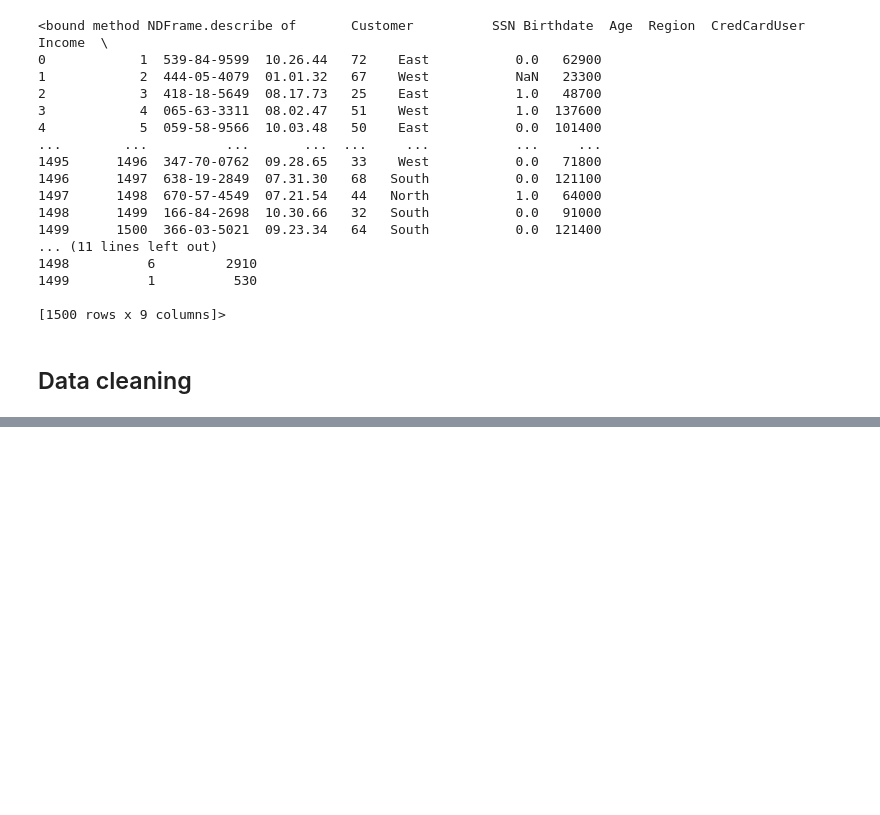
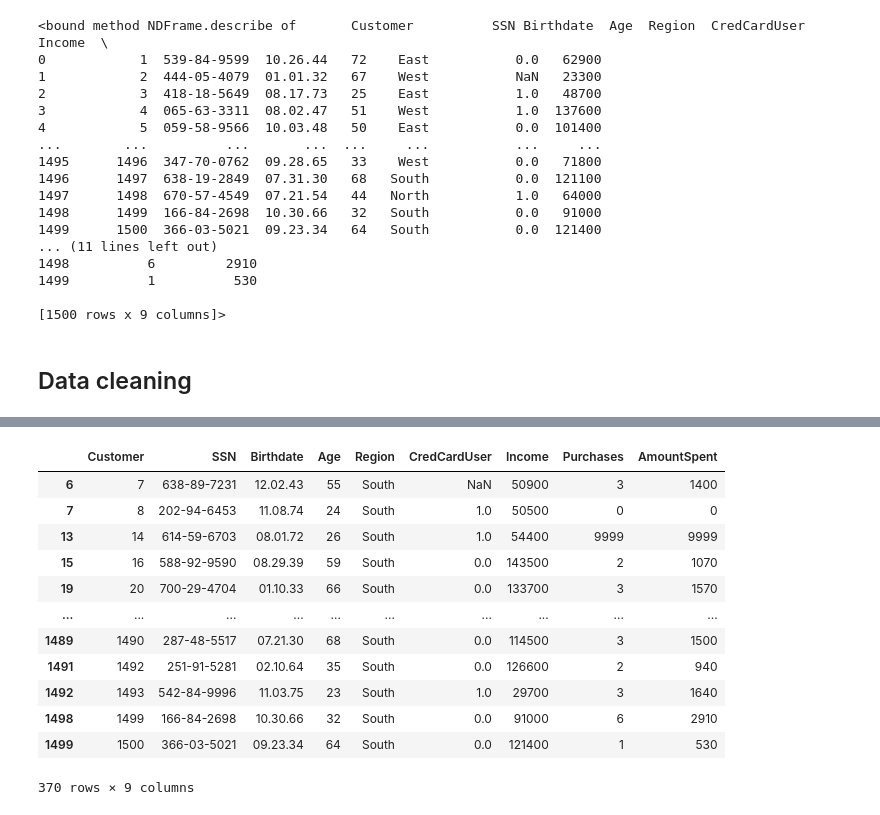
Before and after one commit to wonwookim/DataMining, a Jupyter notebook: data_processing.ipynb, the cells around one changed output, grey strips where cells are left out. Drawn from its saved outputs; the diff is of its cells as text; code cells hidden in the pictures; blank space fills up the shorter version.

```diff
--- a/data_processing.ipynb
+++ b/data_processing.ipynb
@@ -57,0 +90,16 @@ csv_data.describe
+# %%
+csv_data[csv_data.Region == 'South']
+# %% [output]
+|  | Customer | SSN | Birthdate | Age | Region | CredCardUser | Income | Purchases | AmountSpent |
+| 6 | 7 | 638-89-7231 | 12.02.43 | 55 | South | NaN | 50900 | 3 | 1400 |
+| 7 | 8 | 202-94-6453 | 11.08.74 | 24 | South | 1.0 | 50500 | 0 | 0 |
+| 13 | 14 | 614-59-6703 | 08.01.72 | 26 | South | 1.0 | 54400 | 9999 | 9999 |
+| 15 | 16 | 588-92-9590 | 08.29.39 | 59 | South | 0.0 | 143500 | 2 | 1070 |
+| 19 | 20 | 700-29-4704 | 01.10.33 | 66 | South | 0.0 | 133700 | 3 | 1570 |
+| ... | ... | ... | ... | ... | ... | ... | ... | ... | ... |
+| 1489 | 1490 | 287-48-5517 | 07.21.30 | 68 | South | 0.0 | 114500 | 3 | 1500 |
+| 1491 | 1492 | 251-91-5281 | 02.10.64 | 35 | South | 0.0 | 126600 | 2 | 940 |
+| 1492 | 1493 | 542-84-9996 | 11.03.75 | 23 | South | 1.0 | 29700 | 3 | 1640 |
+| 1498 | 1499 | 166-84-2698 | 10.30.66 | 32 | South | 0.0 | 91000 | 6 | 2910 |
+| 1499 | 1500 | 366-03-5021 | 09.23.34 | 64 | South | 0.0 | 121400 | 1 | 530 |
+370 rows × 9 columns
```
Also changed, not shown: parts of 25 cells of this notebook.
